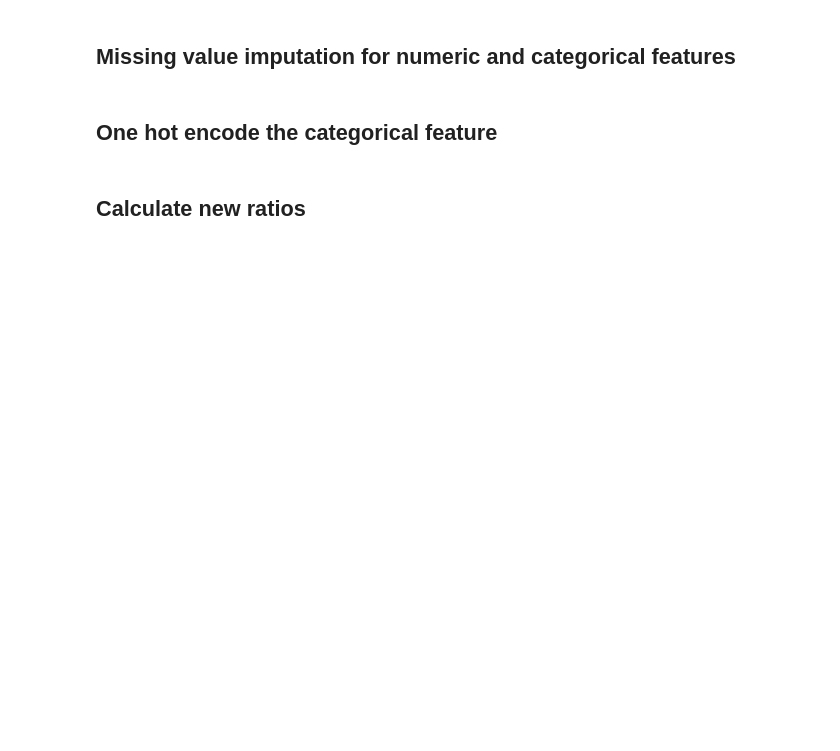
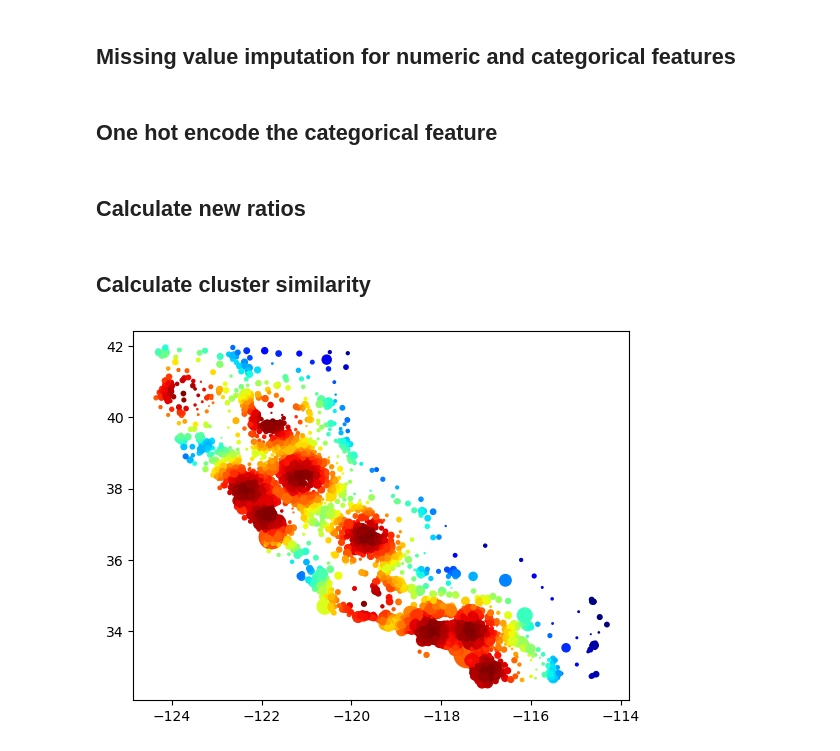
Before and after one commit to kvshashank/Codes, a Jupyter notebook: ML_projects/geron_chap1_exercise.ipynb, the cells around one changed output. Drawn from its saved outputs; the diff is of its cells as text; code cells hidden in the pictures; blank space fills up the shorter version.

Commit message:
added cluster similarity and standardize data

```diff
--- a/ML_projects/geron_chap1_exercise.ipynb
+++ b/ML_projects/geron_chap1_exercise.ipynb
@@ -11,4 +11,9 @@ os.chdir(data_dir)
 
 housing = pd.read_csv("housing.csv", header=0)
 os.chdir(base_dir)
-print(housing.head())
+
+## Split data into train and test
+from sklearn.model_selection import train_test_split
+train_set, test_set = train_test_split(housing, test_size=0.2, shuffle=True, random_state=15)
+train_set = train_set.reset_index(drop=True)
+test_set = test_set.reset_index(drop=True)
@@ -55,8 +46,8 @@ from sklearn.impute import SimpleImputer
 numeric_imputer = SimpleImputer(strategy = "median")
 categorical_imputer = SimpleImputer(strategy = "most_frequent")
 
-housing_num = housing.select_dtypes(include="float64")
-housing_cat = housing.select_dtypes(include="object")
+housing_num = train_set.select_dtypes(include="float64")
+housing_cat = train_set.select_dtypes(include="object")
 
 housing_num = pd.DataFrame(numeric_imputer.fit_transform(housing_num), columns=housing_num.columns, index=housing_num.index)
 housing_cat = pd.DataFrame(categorical_imputer.fit_transform(housing_cat), columns=housing_cat.columns, index=housing_cat.index)
@@ -75,3 +66,25 @@ for i in ohe.categories_[0]:
 onehot_encoded_df = pd.DataFrame(onehot_encoded, index=housing_cat.index, columns=ohe_column_names)
 # %% [markdown]
 ## Calculate new ratios
+# %%
+housing_num["bedrooms_ratio"] = housing_num["total_bedrooms"]/housing_num["total_rooms"]
+housing_num["rooms_per_house"] = housing_num["total_rooms"]/housing_num["households"]
+housing_num["people_per_house"] = housing_num["population"]/housing_num["households"]
+# %% [markdown]
+## Calculate cluster similarity
+# %%
+from sklearn.cluster import KMeans
+import matplotlib.pyplot as plt
+
+kmeans = KMeans(n_clusters=10, random_state=10, n_init='auto')
+coords = pd.concat([housing_num["longitude"], housing_num["latitude"]], axis=1)
+kmeans.fit(coords)
+
+from sklearn.metrics.pairwise import rbf_kernel
+cluster_similarities = pd.DataFrame(rbf_kernel(coords, kmeans.cluster_centers_), index=np.arange(0, len(housing_num)))
+max_cluster_similarity = cluster_similarities.max(axis=1)
+
+plt.scatter(housing_num["longitude"], housing_num["latitude"], s=housing_num["population"]/100, c=max_cluster_similarity, cmap="jet")
+plt.show()
+# %% [output]
+[figure, added]
```
Also changed, not shown: parts of 7 cells of this notebook.
